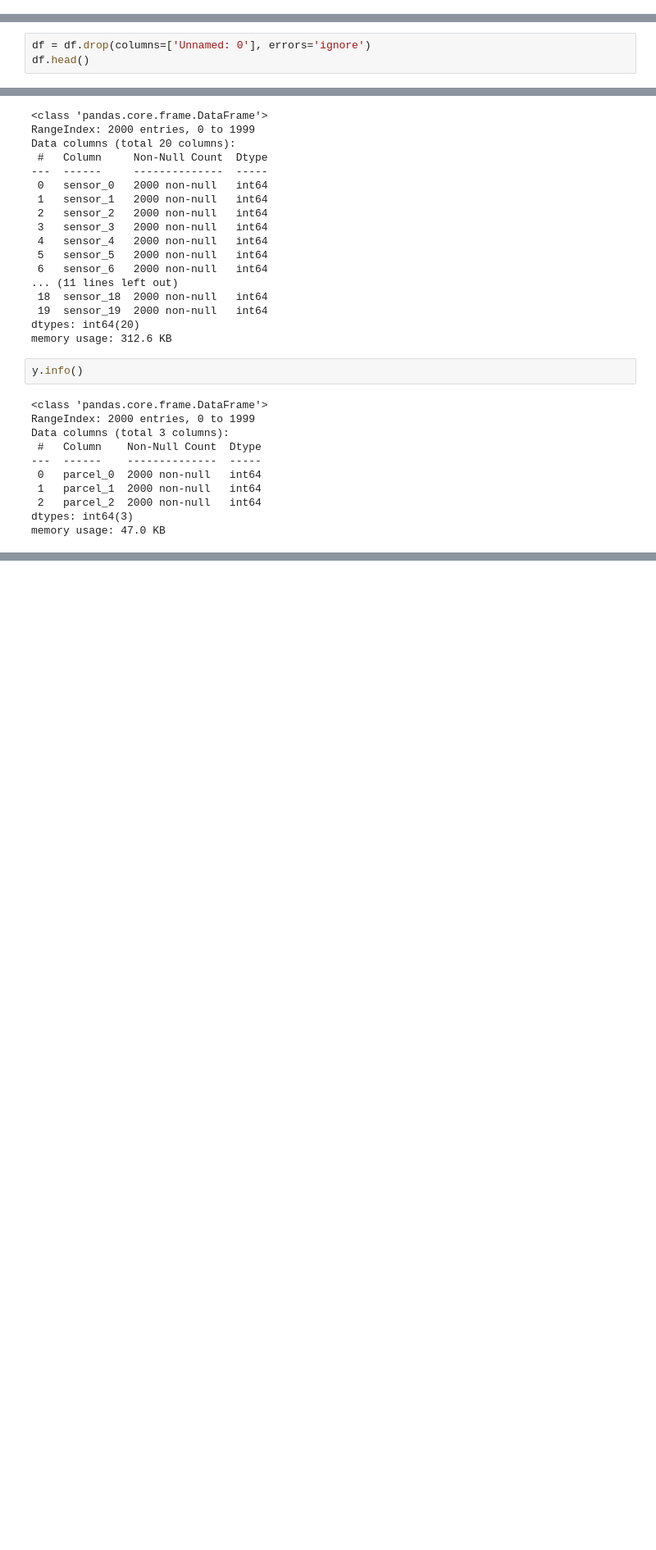
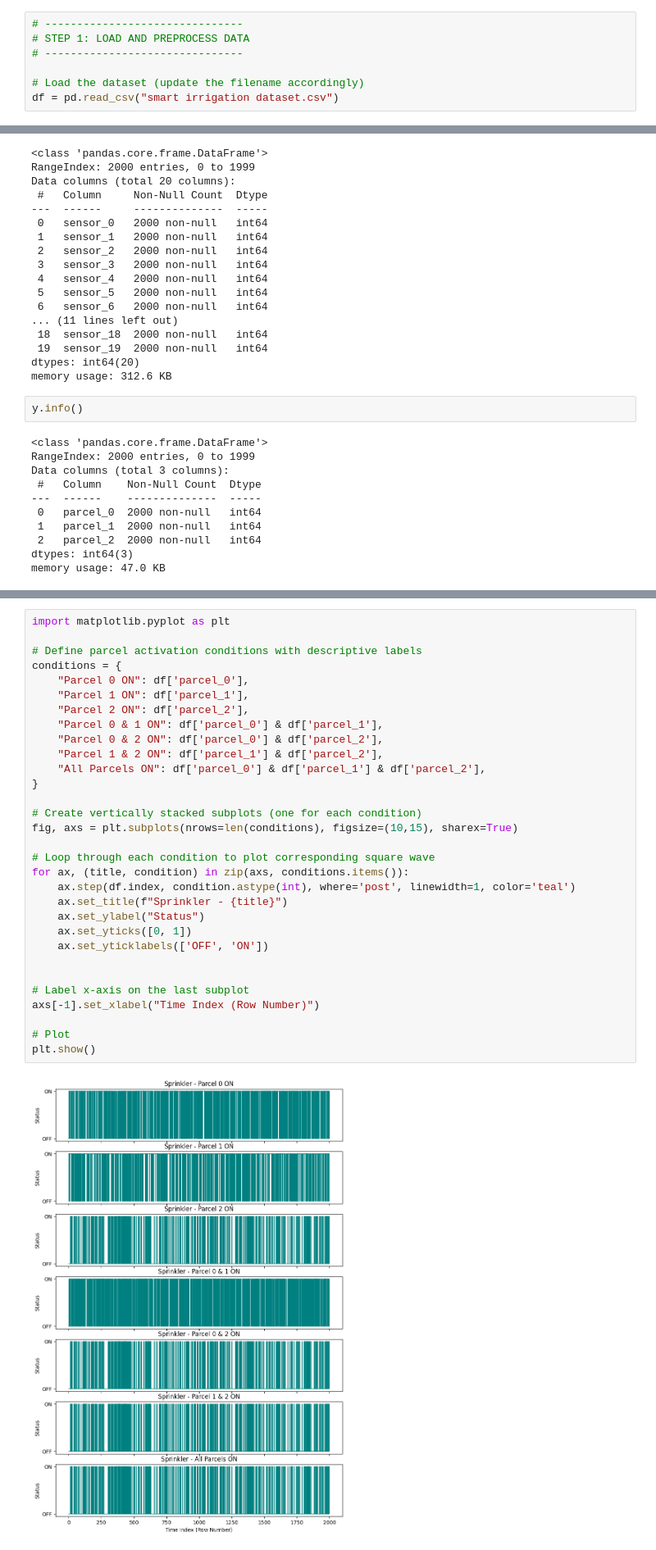
Before and after one commit to arcchhh/smart-irrigation_AICTE_shell, a Jupyter notebook: smart irrigation.ipynb, the cells around one changed output, grey strips where cells are left out. Shown: that part at 82% size. Cells and saved outputs as stored; diff of their text form; blank space fills up the shorter version.

```diff
--- a/smart irrigation.ipynb
+++ b/smart irrigation.ipynb
@@ -57,0 +13,7 @@ df.head()
+# %%
+# -------------------------------
+# STEP 1: LOAD AND PREPROCESS DATA
+# -------------------------------
+
+# Load the dataset (update the filename accordingly)
+df = pd.read_csv("smart irrigation dataset.csv")
@@ -95,6 +68,3 @@ df.head()
 | 3 | 2 | 2 | 4 | 3 | 5 | 0 | 3 | 2 | 2 | 5 | ... |
 | 4 | 4 | 3 | 3 | 2 | 5 | 1 | 3 | 1 | 1 | 2 | ... |
 5 rows × 23 columns
-# %%
-df = df.drop(columns=['Unnamed: 0'], errors='ignore')
-df.head()
@@ -196,0 +259,33 @@ X.shape,y.shape
+# %%
+import matplotlib.pyplot as plt
+
+# Define parcel activation conditions with descriptive labels
+conditions = {
+    "Parcel 0 ON": df['parcel_0'],
+    "Parcel 1 ON": df['parcel_1'],
+    "Parcel 2 ON": df['parcel_2'],
+    "Parcel 0 & 1 ON": df['parcel_0'] & df['parcel_1'],
+    "Parcel 0 & 2 ON": df['parcel_0'] & df['parcel_2'],
+    "Parcel 1 & 2 ON": df['parcel_1'] & df['parcel_2'],
+    "All Parcels ON": df['parcel_0'] & df['parcel_1'] & df['parcel_2'],
+}
+
+# Create vertically stacked subplots (one for each condition)
+fig, axs = plt.subplots(nrows=len(conditions), figsize=(10,15), sharex=True)
+
+# Loop through each condition to plot corresponding square wave
+for ax, (title, condition) in zip(axs, conditions.items()):
+    ax.step(df.index, condition.astype(int), where='post', linewidth=1, color='teal')
+    ax.set_title(f"Sprinkler - {title}")
+    ax.set_ylabel("Status")
+    ax.set_yticks([0, 1])
+    ax.set_yticklabels(['OFF', 'ON'])
+
+
+# Label x-axis on the last subplot
+axs[-1].set_xlabel("Time Index (Row Number)")
+
+# Plot
+plt.show()
+# %% [output]
+[figure, added]
```
Also changed, not shown: parts of 24 cells of this notebook, 1 other file.
